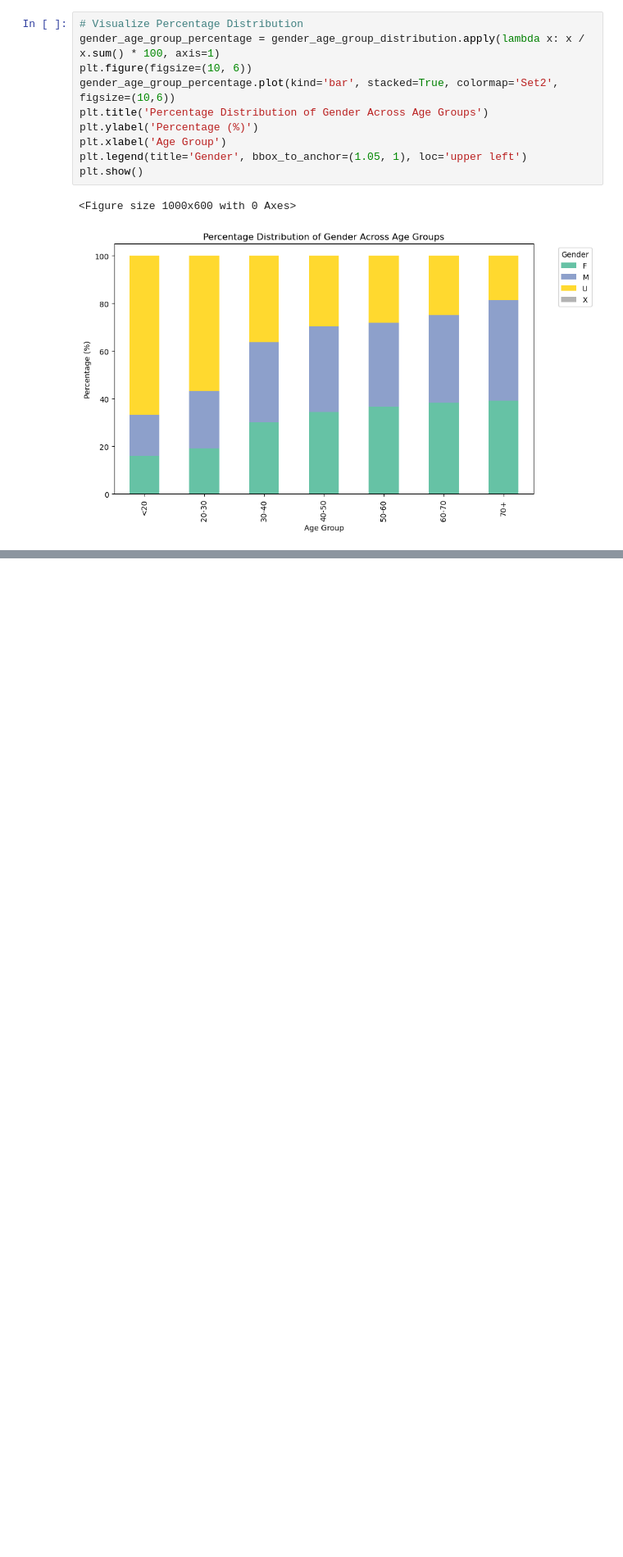
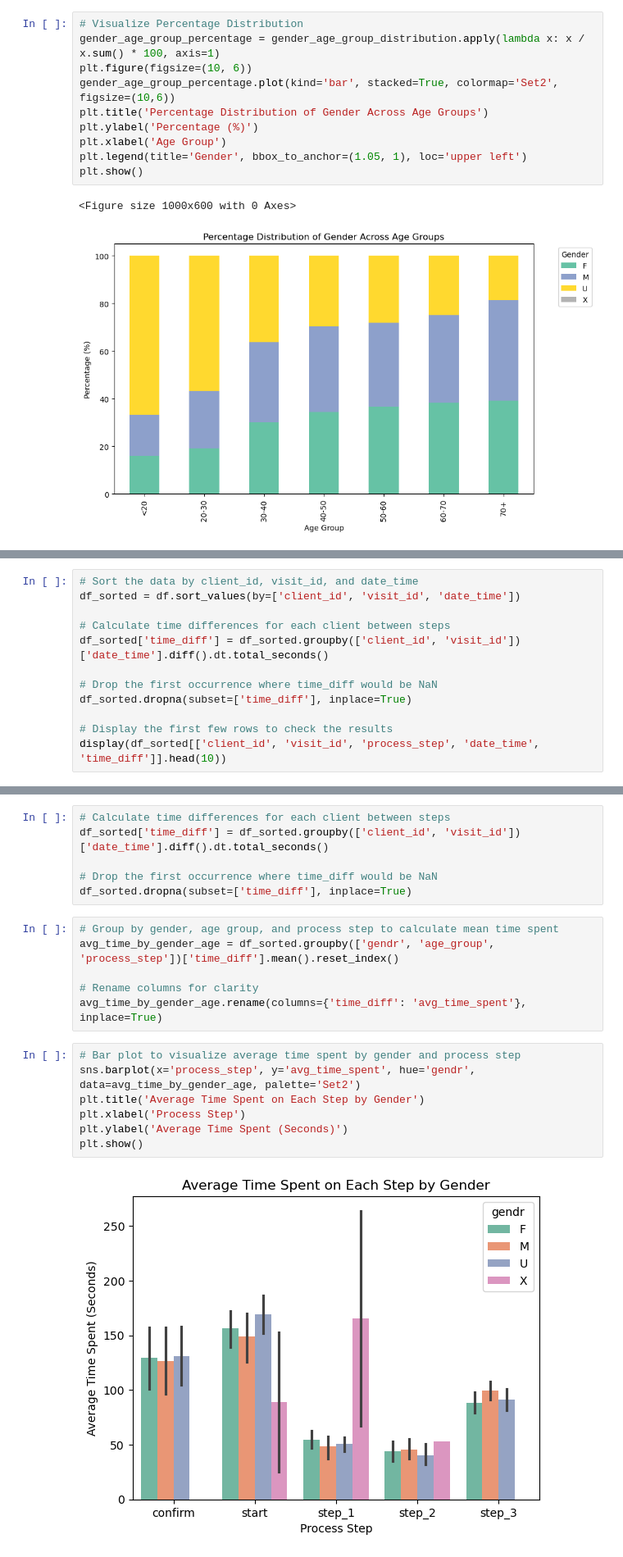
Before and after one commit to philippe2023/vanguard_analysis_ab_test, a Jupyter notebook: notebook/analysis_jpa.ipynb, the cells around one changed output, grey strips where cells are left out. Shown at 82% size. Cells and saved outputs as stored; diff of their text form; blank space fills up the shorter version.

Commit message:
Analyzing Average Time Spent on Each Step by Gender and Age Group

```diff
--- a/notebook/analysis_jpa.ipynb
+++ b/notebook/analysis_jpa.ipynb
@@ -248,0 +251,12 @@ plt.show()
+# %%
+# Sort the data by client_id, visit_id, and date_time
+df_sorted = df.sort_values(by=['client_id', 'visit_id', 'date_time'])
+
+# Calculate time differences for each client between steps
+df_sorted['time_diff'] = df_sorted.groupby(['client_id', 'visit_id'])['date_time'].diff().dt.total_seconds()
+
+# Drop the first occurrence where time_diff would be NaN
+df_sorted.dropna(subset=['time_diff'], inplace=True)
+
+# Display the first few rows to check the results
+display(df_sorted[['client_id', 'visit_id', 'process_step', 'date_time', 'time_diff']].head(10))
@@ -248,0 +275,21 @@ plt.show()
+# %%
+# Calculate time differences for each client between steps
+df_sorted['time_diff'] = df_sorted.groupby(['client_id', 'visit_id'])['date_time'].diff().dt.total_seconds()
+
+# Drop the first occurrence where time_diff would be NaN
+df_sorted.dropna(subset=['time_diff'], inplace=True)
+# %%
+# Group by gender, age group, and process step to calculate mean time spent
+avg_time_by_gender_age = df_sorted.groupby(['gendr', 'age_group', 'process_step'])['time_diff'].mean().reset_index()
+
+# Rename columns for clarity
+avg_time_by_gender_age.rename(columns={'time_diff': 'avg_time_spent'}, inplace=True)
+# %%
+# Bar plot to visualize average time spent by gender and process step
+sns.barplot(x='process_step', y='avg_time_spent', hue='gendr', data=avg_time_by_gender_age, palette='Set2')
+plt.title('Average Time Spent on Each Step by Gender')
+plt.xlabel('Process Step')
+plt.ylabel('Average Time Spent (Seconds)')
+plt.show()
+# %% [output]
+[figure, added]
```
Also changed, not shown: parts of 13 cells of this notebook.
